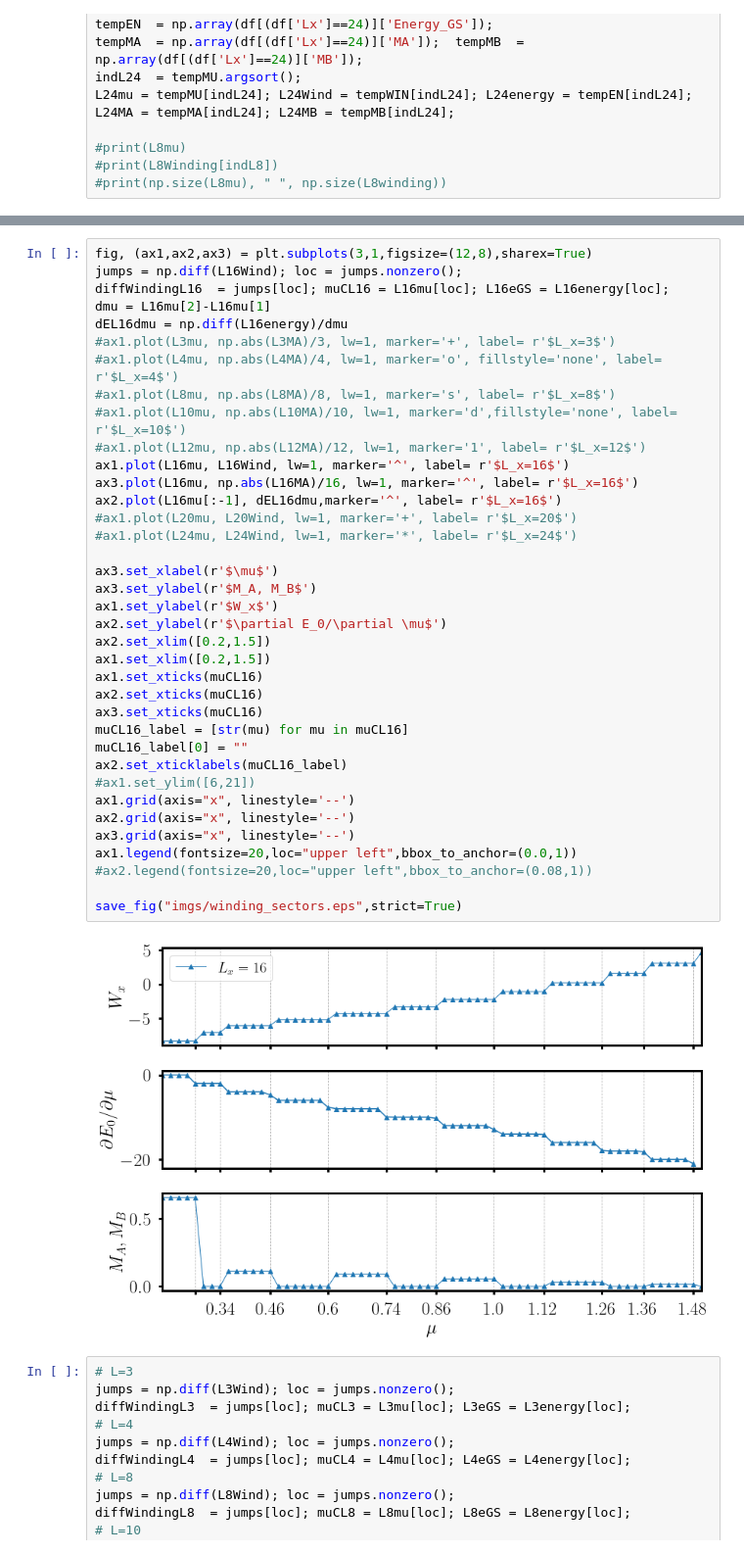
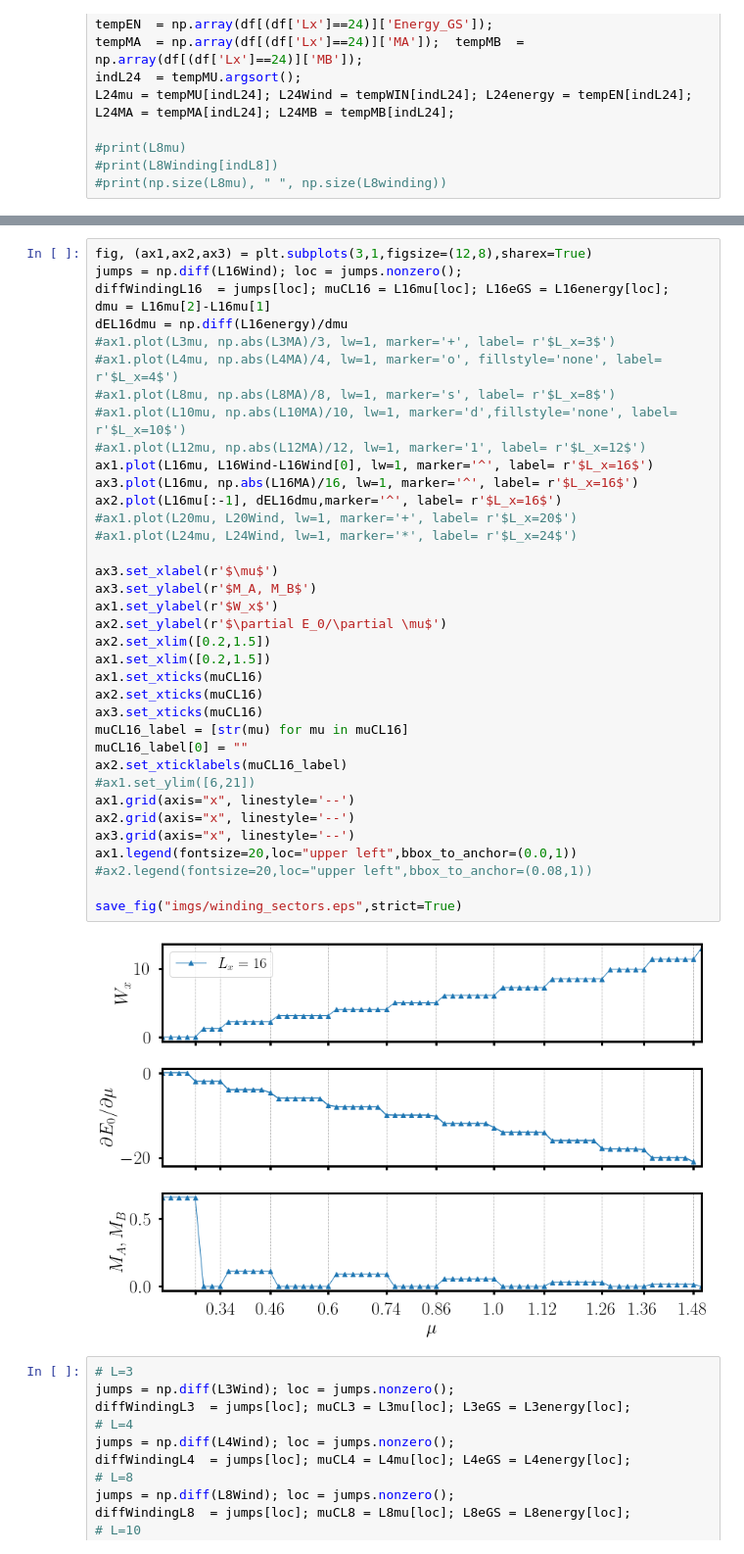
Before and after one commit to Philipp137/SquareIce, a Jupyter notebook: 06_data/DataAna_Debasish.ipynb, the cells around one changed output, grey strips where cells are left out. Shown: that part at 98% size. Cells and saved outputs as stored; diff of their text form.

```diff
--- a/06_data/DataAna_Debasish.ipynb
+++ b/06_data/DataAna_Debasish.ipynb
@@ -156,35 +156,35 @@ dEL16dmu = np.diff(L16energy)/dmu
 #ax1.plot(L4mu, np.abs(L4MA)/4, lw=1, marker='o', fillstyle='none', label= r'$L_x=4$')
 #ax1.plot(L8mu, np.abs(L8MA)/8, lw=1, marker='s', label= r'$L_x=8$')
 #ax1.plot(L10mu, np.abs(L10MA)/10, lw=1, marker='d',fillstyle='none', label= r'$L_x=10$')
 #ax1.plot(L12mu, np.abs(L12MA)/12, lw=1, marker='1', label= r'$L_x=12$')
-ax1.plot(L16mu, L16Wind, lw=1, marker='^', label= r'$L_x=16$')
+ax1.plot(L16mu, L16Wind-L16Wind[0], lw=1, marker='^', label= r'$L_x=16$')
 ax3.plot(L16mu, np.abs(L16MA)/16, lw=1, marker='^', label= r'$L_x=16$')
 ax2.plot(L16mu[:-1], dEL16dmu,marker='^', label= r'$L_x=16$')
 #ax1.plot(L20mu, L20Wind, lw=1, marker='+', label= r'$L_x=20$')
 #ax1.plot(L24mu, L24Wind, lw=1, marker='*', label= r'$L_x=24$')
 
 ax3.set_xlabel(r'$\mu$')
 ax3.set_ylabel(r'$M_A, M_B$')
 ax1.set_ylabel(r'$W_x$')
 ax2.set_ylabel(r'$\partial E_0/\partial \mu$')
 ax2.set_xlim([0.2,1.5])
 ax1.set_xlim([0.2,1.5])
 ax1.set_xticks(muCL16)
 ax2.set_xticks(muCL16)
 ax3.set_xticks(muCL16)
 muCL16_label = [str(mu) for mu in muCL16]
 muCL16_label[0] = ""
 ax2.set_xticklabels(muCL16_label)
 #ax1.set_ylim([6,21])
 ax1.grid(axis="x", linestyle='--')
 ax2.grid(axis="x", linestyle='--')
 ax3.grid(axis="x", linestyle='--')
 ax1.legend(fontsize=20,loc="upper left",bbox_to_anchor=(0.0,1))
 #ax2.legend(fontsize=20,loc="upper left",bbox_to_anchor=(0.08,1))
 
 save_fig("imgs/winding_sectors.eps",strict=True)
 # %% [output]
-[figure, old version]
+[figure, new version]
 # %%
 # L=3
 jumps = np.diff(L3Wind); loc = jumps.nonzero();
```
Also changed, not shown: parts of 1 cell of this notebook, 5 other files.
